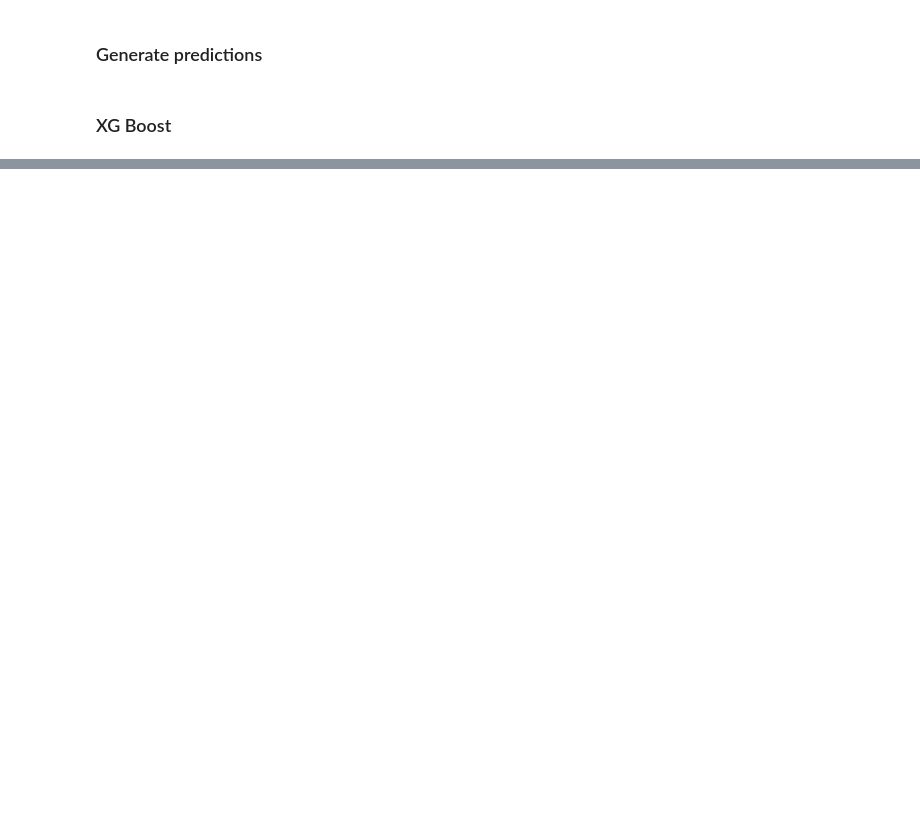
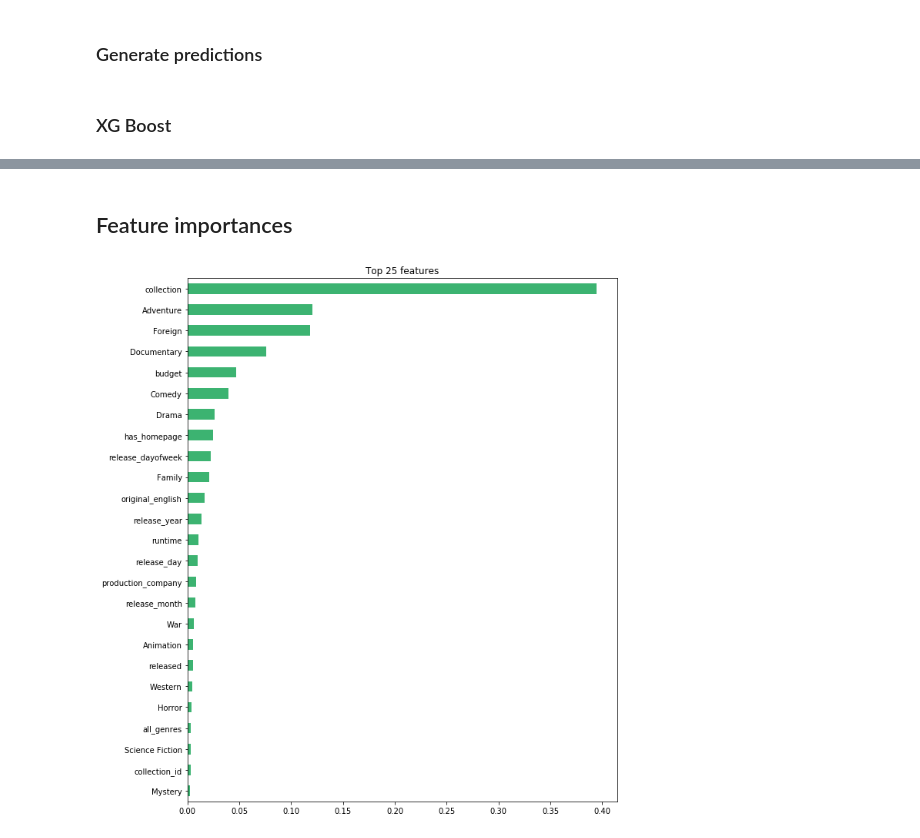
Before and after one commit to SMSinclair/Predictive-Modeling-Portfolio-Project, a Jupyter notebook: notebooks/tmdb_data_exploration.ipynb, the cells around one changed output, grey strips where cells are left out. Drawn from its saved outputs; the diff is of its cells as text; code cells hidden in the pictures; blank space fills up the shorter version.

```diff
--- a/notebooks/tmdb_data_exploration.ipynb
+++ b/notebooks/tmdb_data_exploration.ipynb
@@ -205,7 +191,7 @@ X_train.shape, X_val.shape, y_train.shape, y_val.shape, X_test.shape
 # Make pipeline
 # commented out the encoder because I believe wrangle() is taking care of it now
 pipeline = make_pipeline(
-    #ce.OneHotEncoder(),
+    ce.OrdinalEncoder(),
     SimpleImputer(strategy='median'),
     RandomForestRegressor(n_estimators=5000, random_state=42, n_jobs=-1)
 )
@@ -303,7 +239,0 @@ X_train.shape, X_val.shape, X_test.shape
-# %%
-eval_set = [(X_train, y_train_log),
-            (X_val, y_val_log)]
-
-model = XGBRegressor(n_estimators=10000, n_jobs=-1, eta=0.05, max_depth=2)
-model.fit(X_train, y_train_log, eval_set=eval_set, eval_metric='rmse',
-         early_stopping_rounds=100)
@@ -522,0 +247,5 @@ Name: release_day, Length: 3000, dtype: int64
+# %%
+encoder = ce.OrdinalEncoder()
+X_train_encoded = encoder.fit_transform(X_train)
+X_val_encoded = encoder.transform(X_val)
+X_test_encoded = encoder.transform(X_test)
@@ -522,0 +256,7 @@ Name: release_day, Length: 3000, dtype: int64
+# %%
+eval_set = [(X_train_encoded, y_train_log),
+            (X_val_encoded, y_val_log)]
+
+model = XGBRegressor(n_estimators=10000, n_jobs=-1, eta=0.001, max_depth=1)
+model.fit(X_train_encoded, y_train_log, eval_set=eval_set, eval_metric='rmse',
+         early_stopping_rounds=1000)
@@ -522,0 +315,13 @@ Name: release_day, Length: 3000, dtype: int64
+# %% [markdown]
+## Feature importances
+# %%
+# Get feature importances
+importances = pd.Series(model.feature_importances_, X_train.columns)
+
+# Plot feature importances
+n = 25
+plt.figure(figsize=(10,n/2))
+plt.title(f'Top {n} features')
+importances.sort_values()[-n:].plot.barh(color='mediumseagreen');
+# %% [output]
+[figure, added]
```
Also changed, not shown: parts of 55 cells of this notebook.
